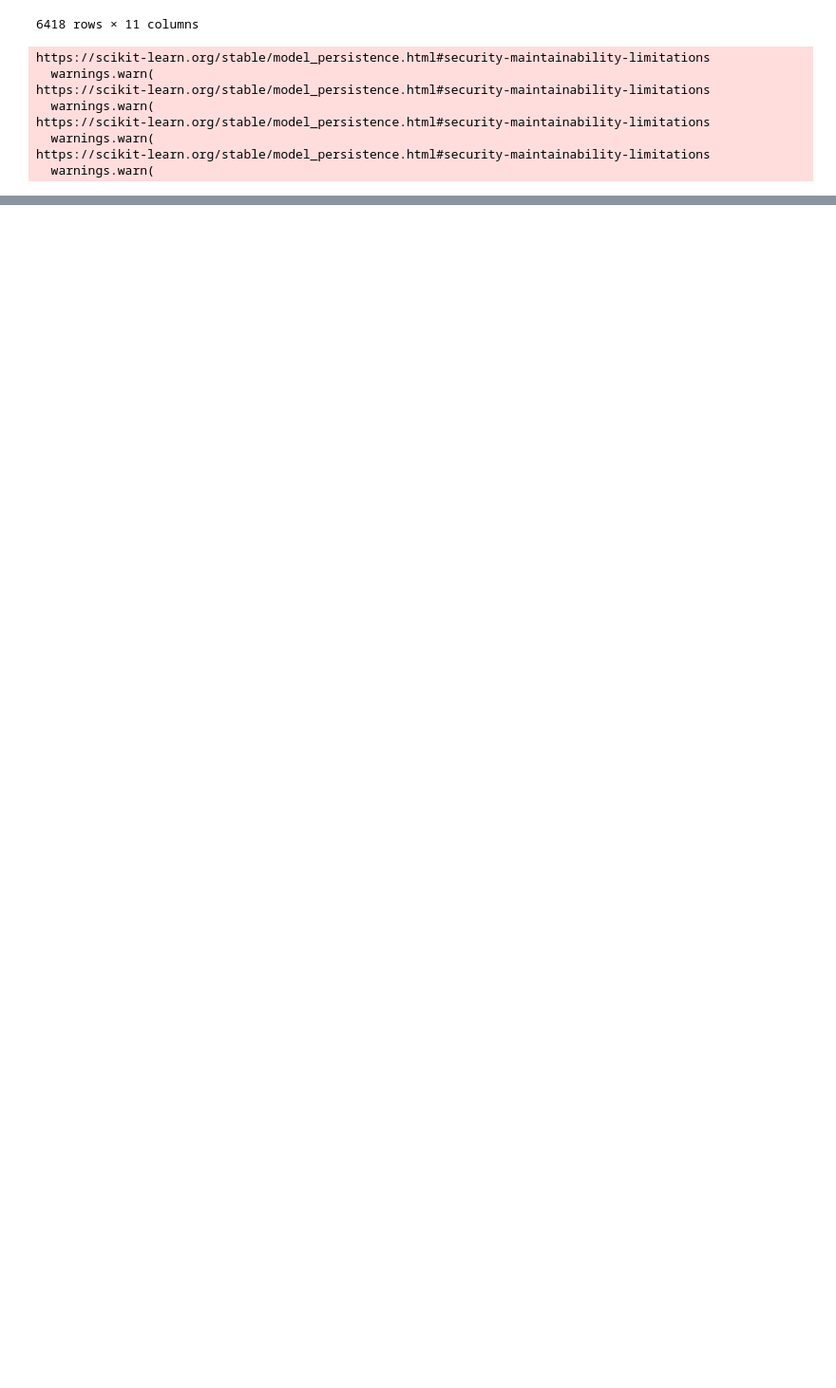
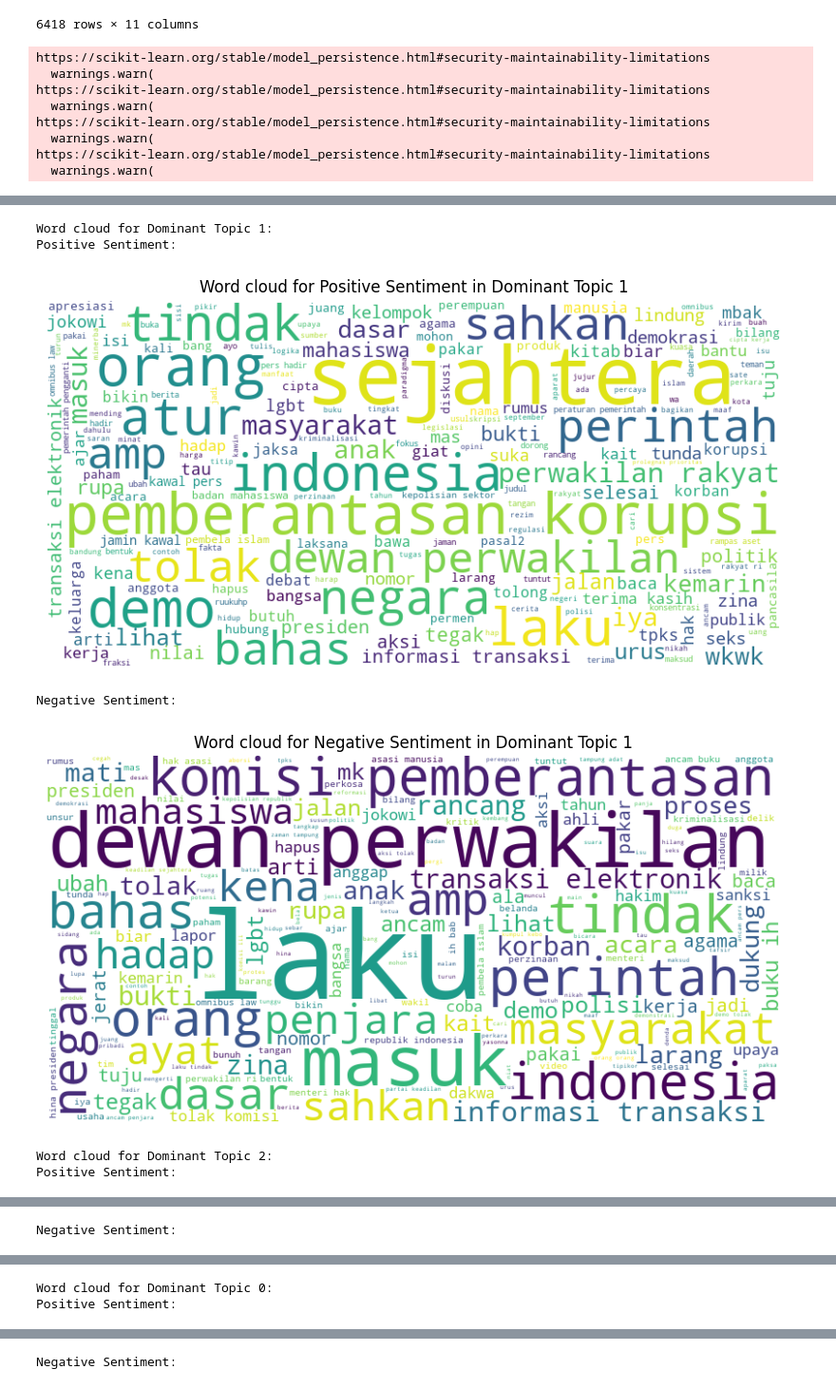
Before and after one commit to Febrio00/RUU-KUHP-Sentiment-Analysis-and-Topic-Modelling, a Jupyter notebook: Exploratory_Data_Analysis.ipynb, the cells around one changed output, grey strips where cells are left out. Shown at 95% size. Drawn from its saved outputs; the diff is of its cells as text; code cells hidden in the pictures; blank space fills up the shorter version.

```diff
--- a/Exploratory_Data_Analysis.ipynb
+++ b/Exploratory_Data_Analysis.ipynb
@@ -279,3 +310,15 @@ plt.show()
 # %%
 # Combine tokenized words into a single string
 df['Words'] = df['final'].apply(lambda x: ' '.join(x))
+
+# Merge DataFrames based on a common identifier (e.g., index)
+merged_df = pd.merge(df[['Datetime', 'Words','Sentiment']], df_dominant_topic[['Dominant_Topic']], left_index=True, right_index=True)
+
+# Convert 'Datetime' column into datetime format
+merged_df['Datetime'] = pd.to_datetime(merged_df['Datetime'])
+
+# Modify 'datetime' column to include only the year
+merged_df['Datetime'] = merged_df['Datetime'].dt.year
+
+# Rename 'datetime' column to 'year'
+merged_df = merged_df.rename(columns={'Datetime': 'Year'})
@@ -324,0 +325,49 @@ plt.show()
+# %%
+# Function to filter words based on sentiment and topic
+def filter_words(sentiment, topic):
+    return ' '.join(merged_df[(merged_df['Sentiment'] == sentiment) & (merged_df['Dominant_Topic'] == topic)]['Words'])
+
+# Define the number of top words to exclude
+top_words_to_exclude = 12  # Change this number as needed
+
+# Function to filter words based on sentiment and topic while excluding top words
+def filter_words_exclude_top(sentiment, topic):
+    words = merged_df[(merged_df['Sentiment'] == sentiment) & (merged_df['Dominant_Topic'] == topic)]['Words']
+    word_counts = words.str.split(expand=True).stack().value_counts()
+
+    top_words = word_counts.head(top_words_to_exclude).index.tolist()
+
+    filtered_words = ' '.join([word for word in words.str.split().sum() if word not in top_words])
+    return filtered_words
+
+# Function to generate word cloud
+def generate_wordcloud(words, title):
+    wordcloud = WordCloud(width=800, height=400, background_color='white').generate(words)
+    plt.figure(figsize=(10, 6))
+    plt.imshow(wordcloud, interpolation='bilinear')
+    plt.title(title)
+    plt.axis('off')
+    filename = f"assets/images/{title.lower().replace(' ', '_')}.png"
+    plt.savefig(filename, bbox_inches='tight', dpi=160)
+    plt.show()
+
+# Generate word clouds for each dominant topic's sentiment while excluding top words
+topics = merged_df['Dominant_Topic'].unique()
+for topic in topics:
+    print(f"Word cloud for Dominant Topic {topic}:")
+    positive_words = filter_words_exclude_top('Positive', topic)
+    negative_words = filter_words_exclude_top('Negative', topic)
+
+    print("Positive Sentiment:")
+    generate_wordcloud(positive_words, f"Word cloud for Positive Sentiment in Dominant Topic {topic}")
+
+    print("Negative Sentiment:")
+    generate_wordcloud(negative_words, f"Word cloud for Negative Sentiment in Dominant Topic {topic}")
+# %% [output]
+Word cloud for Dominant Topic 1:
+Positive Sentiment:
+[figure, added]
+Negative Sentiment:
+[figure, added]
+Word cloud for Dominant Topic 2:
+Positive Sentiment:
@@ -324,0 +375 @@ plt.show()
+Negative Sentiment:
@@ -324,0 +377,2 @@ plt.show()
+Word cloud for Dominant Topic 0:
+Positive Sentiment:
@@ -324,0 +380 @@ plt.show()
+Negative Sentiment:
```
Also changed, not shown: parts of 17 cells of this notebook, 16 other files.
